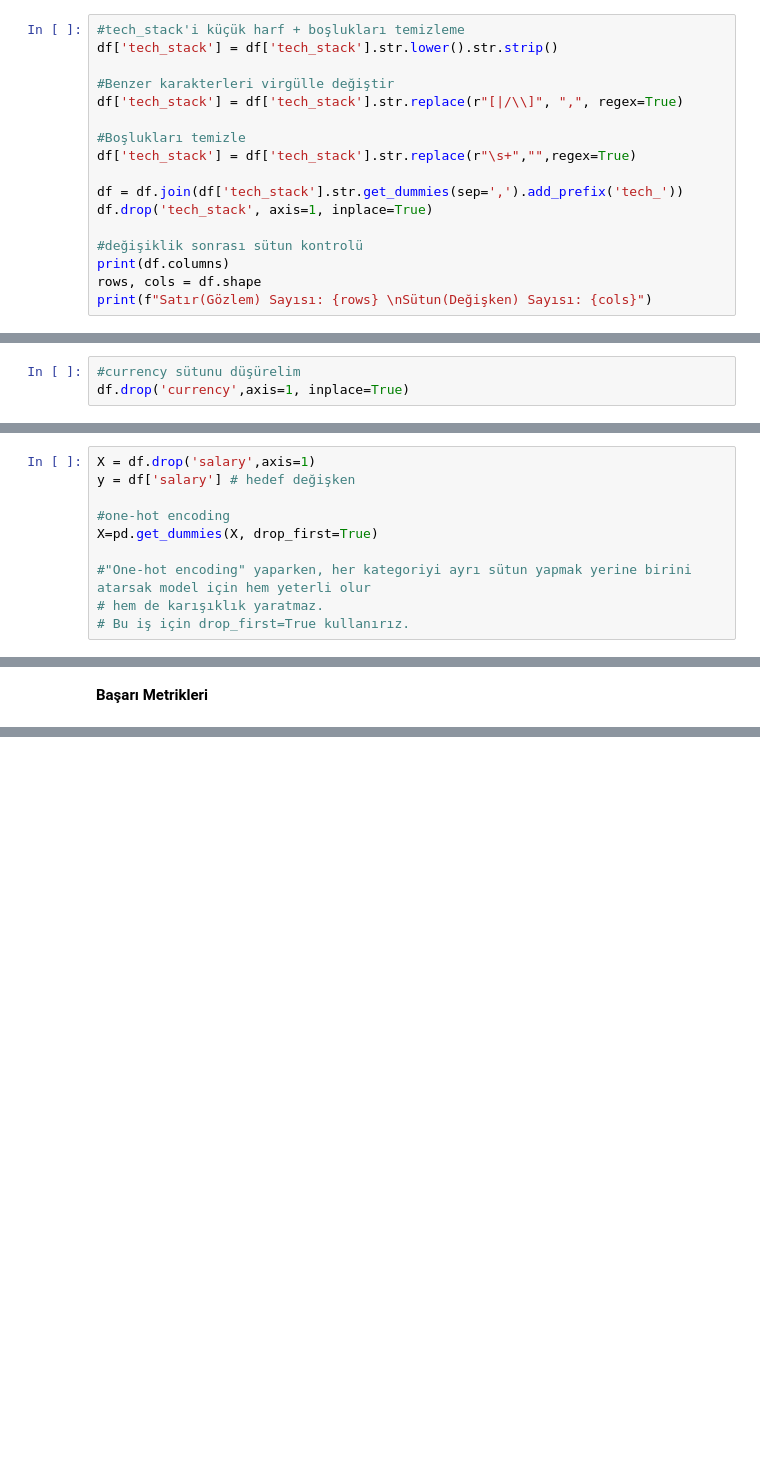
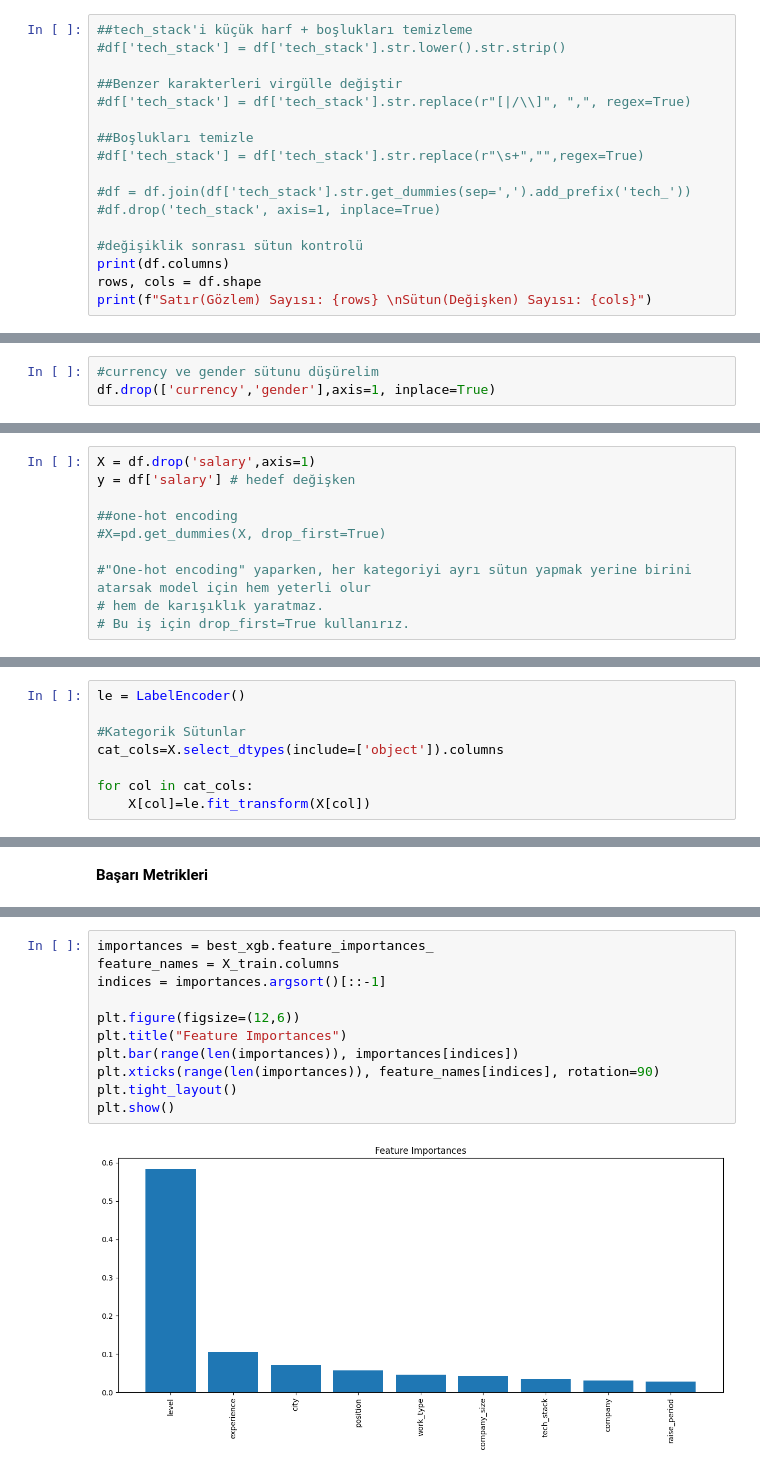
Before and after one commit to byydev/SalaryPred, a Jupyter notebook: salaryprivate.ipynb, the cells around one changed output, grey strips where cells are left out. Saved outputs shown, nothing was run; the diff lists cells and outputs as text; blank space fills up the shorter version.

Commit message:
Kaggle Notebook | SalaryPrivate | Version 10 | Label Encoder

```diff
--- a/salaryprivate.ipynb
+++ b/salaryprivate.ipynb
@@ -411,17 +411,17 @@ plt.show()
 # %% [markdown]
 **Tech_stack sütunu çok fazla unique içeriyor**
 # %%
-#tech_stack'i küçük harf + boşlukları temizleme
-df['tech_stack'] = df['tech_stack'].str.lower().str.strip()
+##tech_stack'i küçük harf + boşlukları temizleme
+#df['tech_stack'] = df['tech_stack'].str.lower().str.strip()
 
-#Benzer karakterleri virgülle değiştir
-df['tech_stack'] = df['tech_stack'].str.replace(r"[|/\\]", ",", regex=True)
+##Benzer karakterleri virgülle değiştir
+#df['tech_stack'] = df['tech_stack'].str.replace(r"[|/\\]", ",", regex=True)
 
-#Boşlukları temizle
-df['tech_stack'] = df['tech_stack'].str.replace(r"\s+","",regex=True)
+##Boşlukları temizle
+#df['tech_stack'] = df['tech_stack'].str.replace(r"\s+","",regex=True)
 
-df = df.join(df['tech_stack'].str.get_dummies(sep=',').add_prefix('tech_'))
-df.drop('tech_stack', axis=1, inplace=True)
+#df = df.join(df['tech_stack'].str.get_dummies(sep=',').add_prefix('tech_'))
+#df.drop('tech_stack', axis=1, inplace=True)
 
 #değişiklik sonrası sütun kontrolü
 print(df.columns)
@@ -441,14 +437,14 @@ Sütun(Değişken) Sayısı: 583
 # %%
-#currency sütunu düşürelim
-df.drop('currency',axis=1, inplace=True)
+#currency ve gender sütunu düşürelim
+df.drop(['currency','gender'],axis=1, inplace=True)
 # %% [markdown]
 **Eğitim/Test ve one-hot encoding**
 # %%
 X = df.drop('salary',axis=1)
 y = df['salary'] # hedef değişken
 
-#one-hot encoding
-X=pd.get_dummies(X, drop_first=True)
+##one-hot encoding
+#X=pd.get_dummies(X, drop_first=True)
 
 #"One-hot encoding" yaparken, her kategoriyi ayrı sütun yapmak yerine birini atarsak model için hem yeterli olur
 # hem de karışıklık yaratmaz.
@@ -456,3 +454,11 @@ X=pd.get_dummies(X, drop_first=True)
+# %%
+le = LabelEncoder()
+
+#Kategorik Sütunlar
+cat_cols=X.select_dtypes(include=['object']).columns
+
+for col in cat_cols:
+    X[col]=le.fit_transform(X[col])
 # %%
 X_train, X_test, y_train, y_test = train_test_split(X, y, test_size=0.2, random_state=42)
 # %% [markdown]
@@ -516,0 +527,13 @@ R2 Score: 0.55
+# %%
+importances = best_xgb.feature_importances_
+feature_names = X_train.columns
+indices = importances.argsort()[::-1]
+
+plt.figure(figsize=(12,6))
+plt.title("Feature Importances")
+plt.bar(range(len(importances)), importances[indices])
+plt.xticks(range(len(importances)), feature_names[indices], rotation=90)
+plt.tight_layout()
+plt.show()
+# %% [output]
+[figure, added]
```
Also changed, not shown: parts of 4 cells of this notebook.
